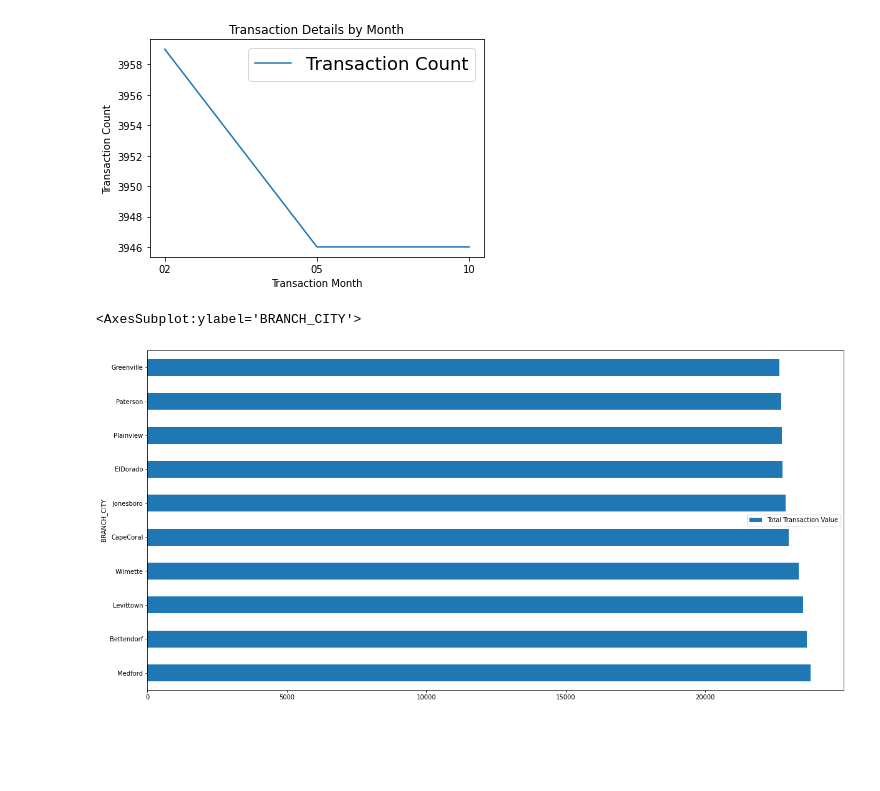
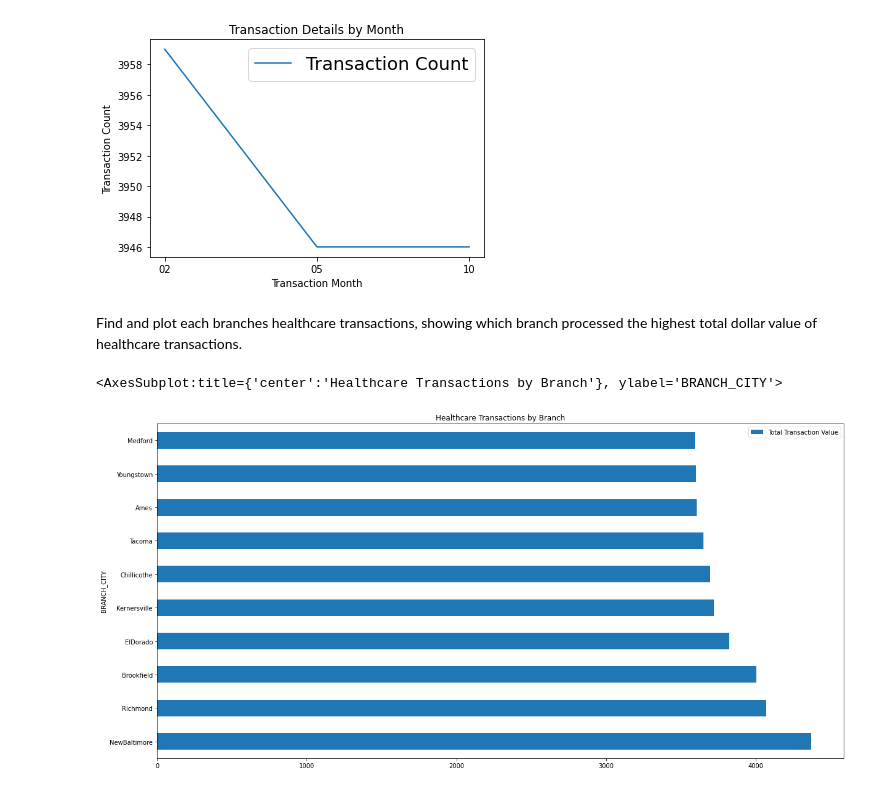
Before and after one commit to lekhuv/DataEngineering-Capstone-Project, a Jupyter notebook: DataVisualization.ipynb, the cells around one changed output. Cells and saved outputs as stored; diff of their text form; code cells hidden in the pictures; blank space fills up the shorter version.

```diff
--- a/DataVisualization.ipynb
+++ b/DataVisualization.ipynb
@@ -157,14 +157,18 @@ plt.show()
 #plt.plot(df_credit_pd_2['TransactionMonth'], df_credit_pd_2['Transaction Count'], ylabel = 'Transaction Count', rot=0, figsize=(10, 10) )
 # %% [output]
 [figure]
+# %% [markdown]
+Find and plot each branches healthcare transactions, showing which branch  processed the highest total dollar value of healthcare transactions.
 # %%
+
 df_branch_credit_pd = df_credit.join(df_branch, df_credit.BRANCH_CODE == df_branch.BRANCH_CODE, 'inner') \
+        .filter(df_credit.TRANSACTION_TYPE=='HealthCare') \
         .groupBy('BRANCH_CITY') \
         .agg(sum('TRANSACTION_VALUE').alias('Total Transaction Value')) \
         .orderBy('Total Transaction Value', ascending=False).limit(10) \
         .toPandas()
 
-df_branch_credit_pd.plot.barh(x='BRANCH_CITY', y='Total Transaction Value' , rot=0, figsize=(20, 10) )
+df_branch_credit_pd.plot.barh(x='BRANCH_CITY', y='Total Transaction Value', title = 'Healthcare Transactions by Branch',figsize=(20, 10) )
 # %% [output]
-<AxesSubplot:ylabel='BRANCH_CITY'>
+<AxesSubplot:title={'center':'Healthcare Transactions by Branch'}, ylabel='BRANCH_CITY'>
-[figure, old version]
+[figure, new version]
```
Also changed, not shown: parts of 2 cells of this notebook, 6 other files.
